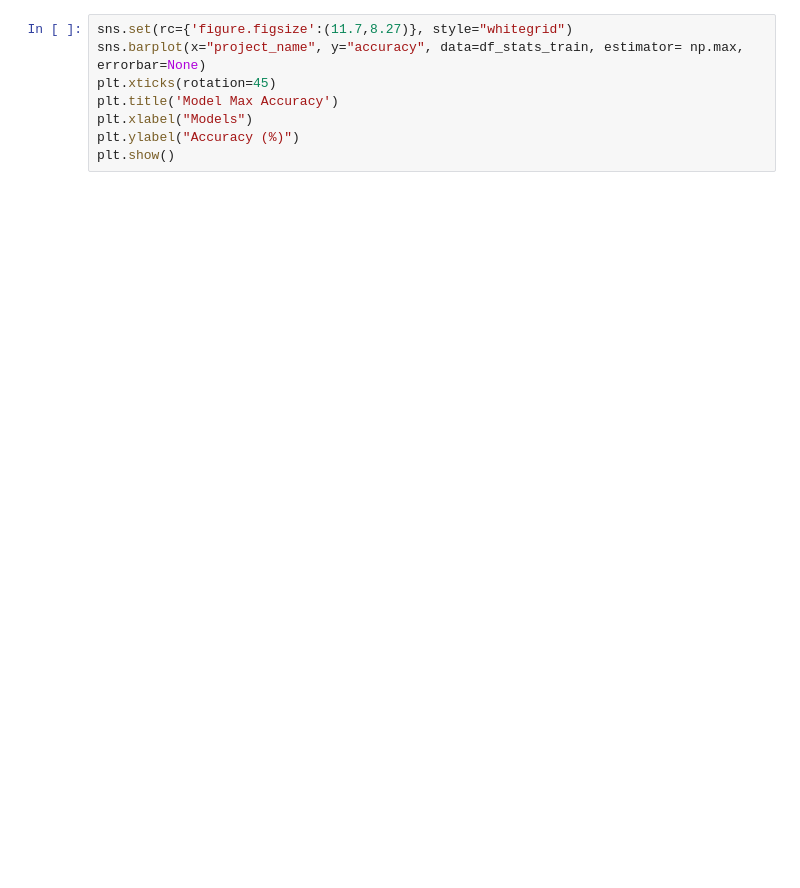
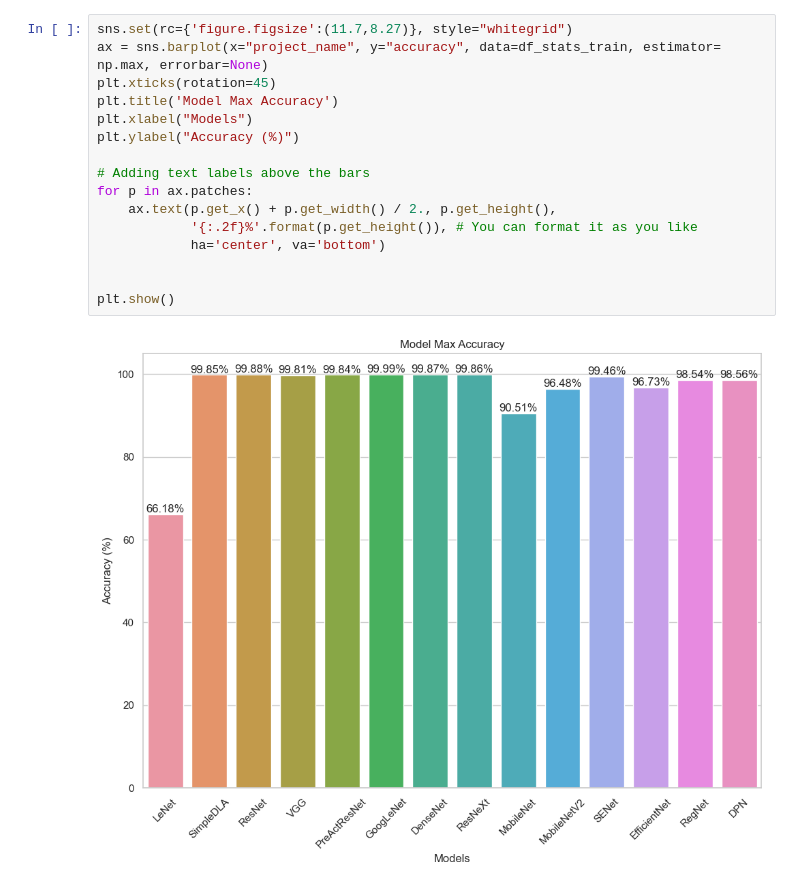
Before and after one commit to ioannismavromatis/sustainable-ai, a Jupyter notebook: plots/plots.ipynb, the cells around one changed output. Cells and saved outputs as stored; diff of their text form; blank space fills up the shorter version.

Commit message:
Extend results script with new plots

```diff
--- a/plots/plots.ipynb
+++ b/plots/plots.ipynb
@@ -66,10 +89,20 @@ def add_label(x, y, val, ax, distance=0, other=None):
             ax.text(point['x']+distance, point['y'], str(point['val']) + str(other))
 # %%
 sns.set(rc={'figure.figsize':(11.7,8.27)}, style="whitegrid")
-sns.barplot(x="project_name", y="accuracy", data=df_stats_train, estimator= np.max, errorbar=None)
+ax = sns.barplot(x="project_name", y="accuracy", data=df_stats_train, estimator= np.max, errorbar=None)
 plt.xticks(rotation=45)
 plt.title('Model Max Accuracy')
 plt.xlabel("Models")
 plt.ylabel("Accuracy (%)")
+
+# Adding text labels above the bars
+for p in ax.patches:
+    ax.text(p.get_x() + p.get_width() / 2., p.get_height(),
+            '{:.2f}%'.format(p.get_height()), # You can format it as you like
+            ha='center', va='bottom')
+
+
 plt.show()
+# %% [output]
+[figure, added]
 # %%
```
Also changed, not shown: parts of 19 cells of this notebook, 2 other files.
